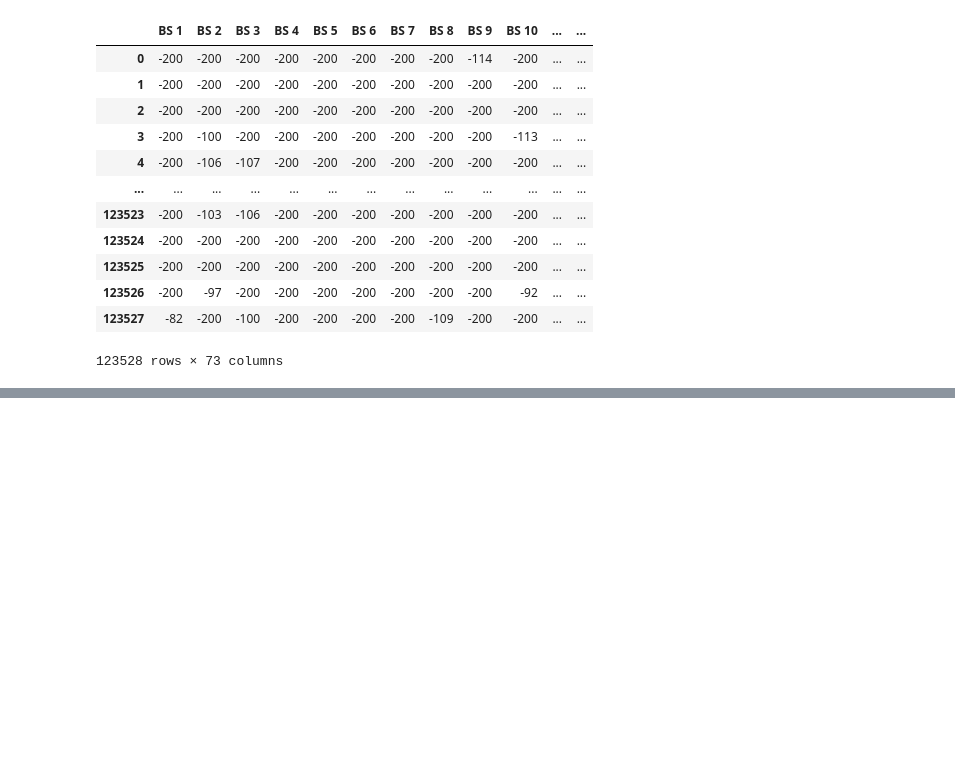
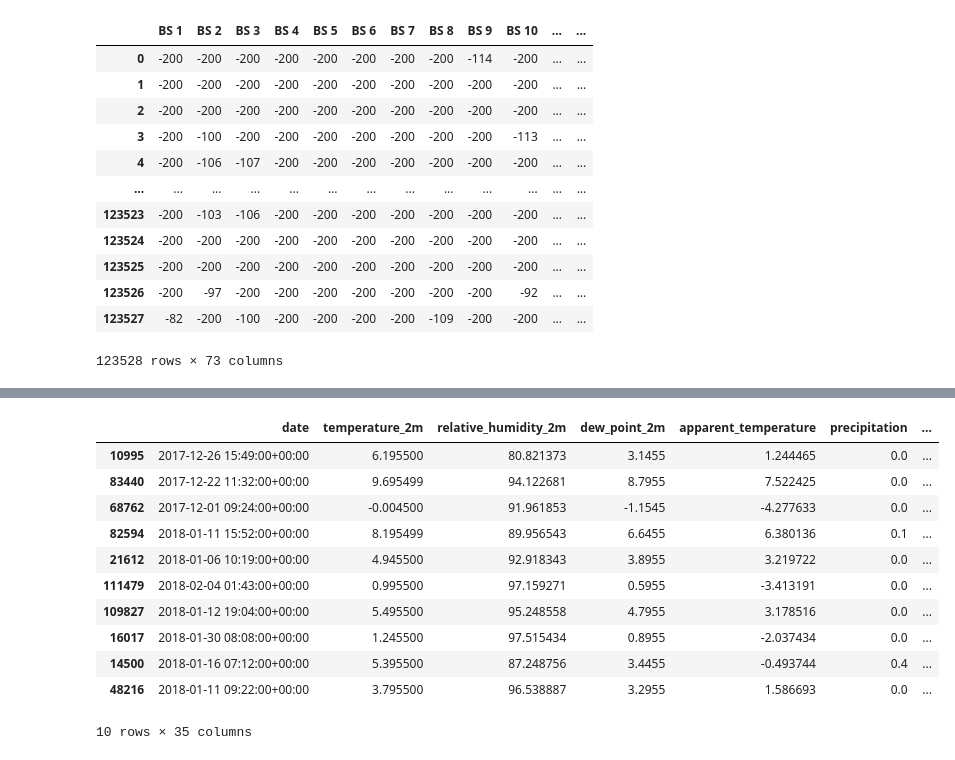
Before and after one commit to sudipbarua/Localization-leveraging-LoRaWAN, a Jupyter notebook: public_data_analysis/RSSI_vs_weather_info_analysis.ipynb, the cells around one changed output, grey strips where cells are left out. Cells and saved outputs as stored; diff of their text form; code cells hidden in the pictures; blank space fills up the shorter version.

```diff
--- a/public_data_analysis/RSSI_vs_weather_info_analysis.ipynb
+++ b/public_data_analysis/RSSI_vs_weather_info_analysis.ipynb
@@ -175,0 +349,15 @@ Timezone difference to GMT+0 0 s
+# %%
+rdf
+# %% [output]
+|  | date | temperature_2m | relative_humidity_2m | dew_point_2m | apparent_temperature | precipitation | ... |
+| 10995 | 2017-12-26 15:49:00+00:00 | 6.195500 | 80.821373 | 3.1455 | 1.244465 | 0.0 | ... |
+| 83440 | 2017-12-22 11:32:00+00:00 | 9.695499 | 94.122681 | 8.7955 | 7.522425 | 0.0 | ... |
+| 68762 | 2017-12-01 09:24:00+00:00 | -0.004500 | 91.961853 | -1.1545 | -4.277633 | 0.0 | ... |
+| 82594 | 2018-01-11 15:52:00+00:00 | 8.195499 | 89.956543 | 6.6455 | 6.380136 | 0.1 | ... |
+| 21612 | 2018-01-06 10:19:00+00:00 | 4.945500 | 92.918343 | 3.8955 | 3.219722 | 0.0 | ... |
+| 111479 | 2018-02-04 01:43:00+00:00 | 0.995500 | 97.159271 | 0.5955 | -3.413191 | 0.0 | ... |
+| 109827 | 2018-01-12 19:04:00+00:00 | 5.495500 | 95.248558 | 4.7955 | 3.178516 | 0.0 | ... |
+| 16017 | 2018-01-30 08:08:00+00:00 | 1.245500 | 97.515434 | 0.8955 | -2.037434 | 0.0 | ... |
+| 14500 | 2018-01-16 07:12:00+00:00 | 5.395500 | 87.248756 | 3.4455 | -0.493744 | 0.4 | ... |
+| 48216 | 2018-01-11 09:22:00+00:00 | 3.795500 | 96.538887 | 3.2955 | 1.586693 | 0.0 | ... |
+10 rows × 35 columns
```
Also changed, not shown: parts of 8 cells of this notebook, 1 other file.
